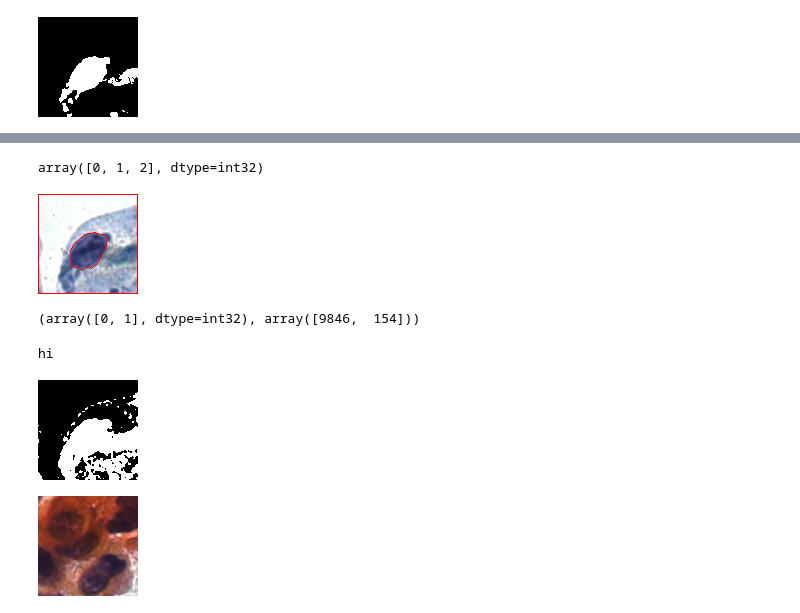
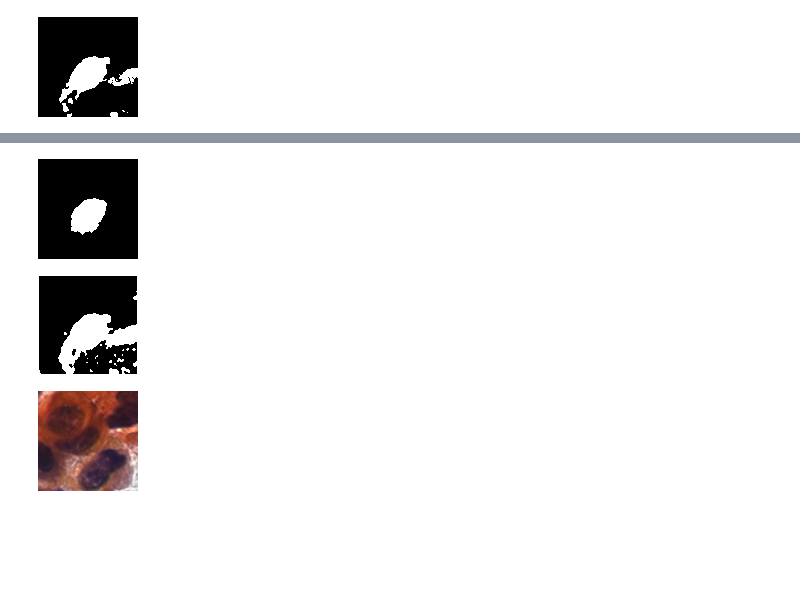
Before and after one commit to HenriqueCastros/pai-flower-nucleus, a Jupyter notebook: trab.ipynb, the cells around one changed output, grey strips where cells are left out. Drawn from its saved outputs; the diff is of its cells as text; code cells hidden in the pictures; blank space fills up the shorter version.

Commit message:
segementatios: + adds watershed

```diff
--- a/trab.ipynb
+++ b/trab.ipynb
@@ -111,24 +71,11 @@ markers[unknown==255] = 0
-# %%
-np.unique(markers)
-# %% [output]
-array([0, 1, 2], dtype=int32)
-# %%
-markers = (cv2.watershed(cropped_img, markers))
-cropped_img[markers == -1] = [255,0,0]
-# %%
-# https://docs.opencv.org/4.x/d7/d1b/group__imgproc__misc.html#ga25c259e7e2fa2ac70de4606ea800f12f
-Image.fromarray(cropped_img)
-# %% [output]
-[figure, removed]
-# %%
-np.unique(markers.flatten(), return_counts=True)
-# %% [output]
-(array([0, 1], dtype=int32), array([9846,  154]))
+# %%
+Image.fromarray(watershed(cropped_img))
+# %% [output]
+[figure, added]
 # %%
-Image.fromarray(otsu_segmentation(cropped_img, invert=True))
+Image.fromarray(otsu(cropped_img, invert=True))
 # %% [output]
-hi
-[figure, old version]
+[figure, new version]
 # %%
 crop_size = 100
 out_dir = './cropped_dataset/'
```
Also changed, not shown: parts of 8 cells of this notebook, 1 other file.
